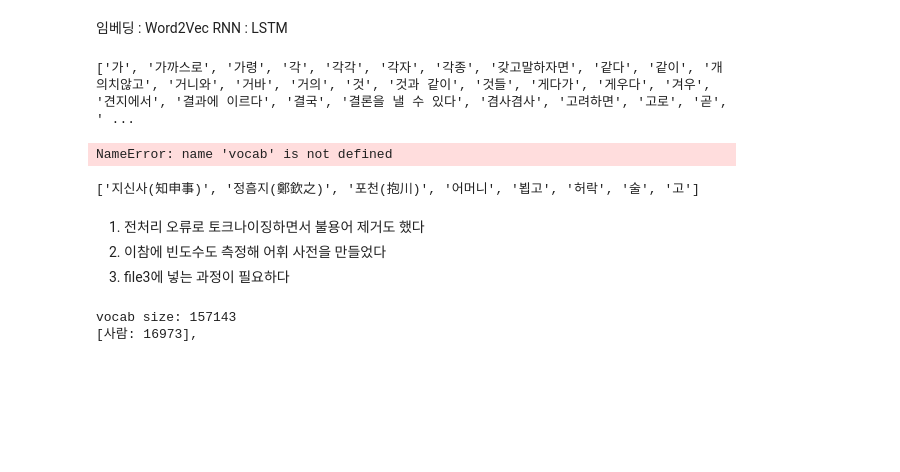
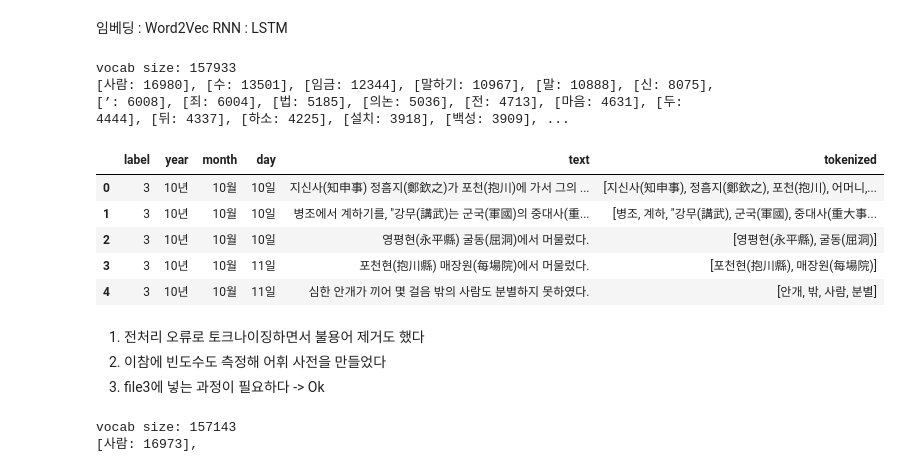
Before and after one commit to winmin94/KDT5_NLP_Project, a Jupyter notebook: JJW/P09_vocab_dataset_model.ipynb, the cells around one changed output. Cells and saved outputs as stored; diff of their text form; code cells hidden in the pictures; blank space fills up the shorter version.

```diff
--- a/JJW/P09_vocab_dataset_model.ipynb
+++ b/JJW/P09_vocab_dataset_model.ipynb
@@ -11,7 +13,7 @@ import pandas as pd
 
 hannanum = Hannanum()
 
-file3 = pd.read_csv('../DATA/king_3_date.csv', encoding='utf-8', sep=';')
+file3 = pd.read_csv('../DATA/king_3.csv', encoding='utf-8', sep=';')
 
 with open('../DATA/stopwords.txt', 'r', encoding='utf-8') as f:
     stop_words = f.readlines()
@@ -38,8 +40,6 @@ for line in data:
     sentences.append(tokens)
 
 vocab = sorted(vocab.items(), key=lambda x: x[1], reverse=True)
-# %% [output]
-['가', '가까스로', '가령', '각', '각각', '각자', '각종', '갖고말하자면', '같다', '같이', '개의치않고', '거니와', '거바', '거의', '것', '것과 같이', '것들', '게다가', '게우다', '겨우', '견지에서', '결과에 이르다', '결국', '결론을 낼 수 있다', '겸사겸사', '고려하면', '고로', '곧', ' ...
 # %%
 print('vocab size:', len(vocab))
 # vocab 일부만 출력
@@ -50,4 +50,5 @@ for word, freq in vocab:
     if i > 100:
         break
 # %% [output]
-NameError: name 'vocab' is not defined
+vocab size: 157933
+[사람: 16980], [수: 13501], [임금: 12344], [말하기: 10967], [말: 10888], [신: 8075], [’: 6008], [죄: 6004], [법: 5185], [의논: 5036], [전: 4713], [마음: 4631], [두: 4444], [뒤: 4337], [하소: 4225], [설치: 3918], [백성: 3909], ...
@@ -55,6 +61,13 @@ NameError: name 'vocab' is not defined
 # print(sentences[0])    # 이제 이걸 시리즈로 만들어서 데이터프레임에 추가
 
 file3['tokenized'] = sentences
-# %% [output]
-['지신사(知申事)', '정흠지(鄭欽之)', '포천(抱川)', '어머니', '뵙고', '허락', '술', '고']
+# %%
+file3.head()
+# %% [output]
+|  | label | year | month | day | text | tokenized |
+| 0 | 3 | 10년 | 10월 | 10일 | 지신사(知申事) 정흠지(鄭欽之)가 포천(抱川)에 가서 그의 ... | [지신사(知申事), 정흠지(鄭欽之), 포천(抱川), 어머니,... |
+| 1 | 3 | 10년 | 10월 | 10일 | 병조에서 계하기를, "강무(講武)는 군국(軍國)의 중대사(重... | [병조, 계하, "강무(講武), 군국(軍國), 중대사(重大事... |
+| 2 | 3 | 10년 | 10월 | 10일 | 영평현(永平縣) 굴동(屈洞)에서 머물렀다. | [영평현(永平縣), 굴동(屈洞)] |
+| 3 | 3 | 10년 | 10월 | 11일 | 포천현(抱川縣) 매장원(每場院)에서 머물렀다. | [포천현(抱川縣), 매장원(每場院)] |
+| 4 | 3 | 10년 | 10월 | 11일 | 심한 안개가 끼어 몇 걸음 밖의 사람도 분별하지 못하였다. | [안개, 밖, 사람, 분별] |
 # %%
@@ -62,7 +75,7 @@ file3.to_csv('../DATA/king_3_tokenized.csv', encoding='utf-8', sep=';')
 # %% [markdown]
 1. 전처리 오류로 토크나이징하면서 불용어 제거도 했다
 2. 이참에 빈도수도 측정해 어휘 사전을 만들었다
-3. file3에 넣는 과정이 필요하다
+3. file3에 넣는 과정이 필요하다 -> Ok
 # %%
 # vocab 한 글자 단어 제거
 vocab = [x for x in vocab if len(x[0]) > 1]
```
Also changed, not shown: parts of 5 cells of this notebook, 4 other files.
